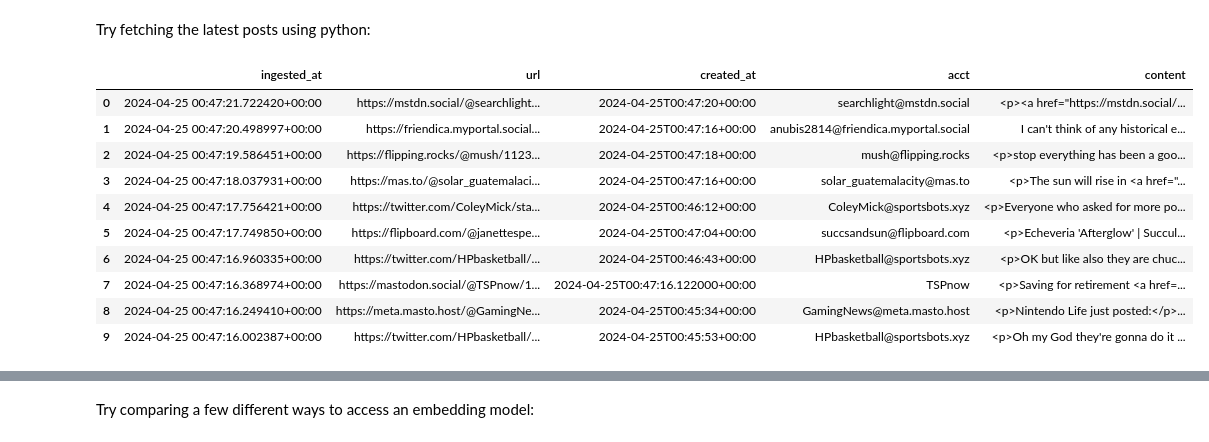
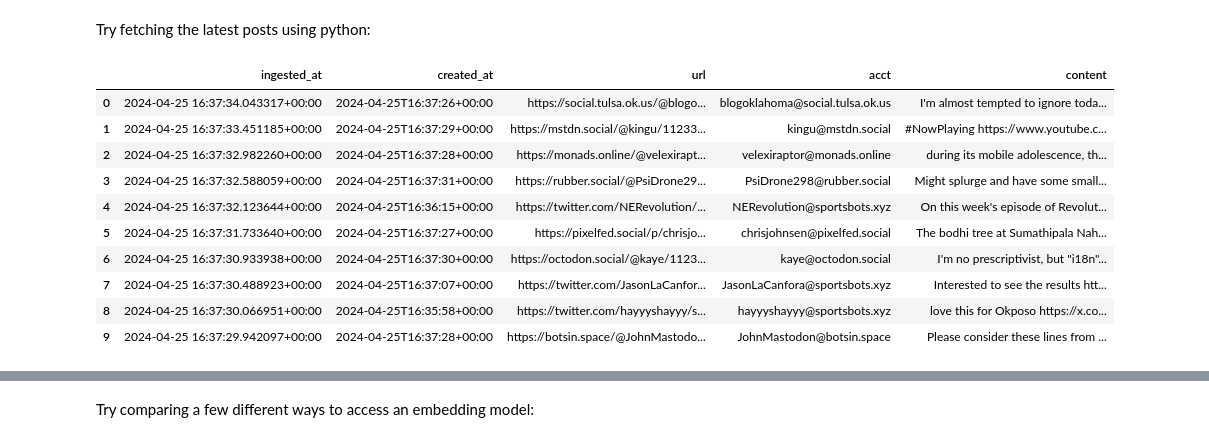
Before and after one commit to lmorchard/pubpulse, a Jupyter notebook: notebook/index.ipynb, the cells around one changed output, grey strips where cells are left out. Drawn from its saved outputs; the diff is of its cells as text; code cells hidden in the pictures.

```diff
--- a/notebook/index.ipynb
+++ b/notebook/index.ipynb
@@ -24,5 +28,8 @@ load_dotenv()
 from mastodon_agent.config import config
 
 config.debug = True
+config.database_url = os.environ["DATABASE_URL"]
 config.embeddings_api_url = 'http://127.0.0.1:8674/predictions/my_model'
-config.database_url = os.environ["DATABASE_URL"]
+config.ml_api_url = 'http://127.0.0.1:8673'
+
+print(config)
@@ -79,40 +86,41 @@ Try fetching the latest posts using python:
 # %%
 from sqlalchemy.sql import text
 
 with engine.connect() as conn:
     stmt = text("""
         SELECT
             ingested_at,
+            status->>'created_at' as created_at,
             url,
-            status->>'created_at' as created_at,
             status->'account'->>'acct' as acct,
             status->>'content' as content
         FROM statuses
         ORDER BY ingested_at DESC
         LIMIT 10;
     """)
     result = conn.execute(stmt)
 
 from collections import namedtuple
 
 Record = namedtuple('Record', result.keys())
 records = [Record(*r) for r in result.fetchall()]
 
 texts = [r.content for r in records if r.content]
 
-pd.DataFrame(records)
+df = pd.DataFrame(records)
+HTML(df.to_html(render_links=True, escape=False))
 # %% [output]
-|  | ingested_at | url | created_at | acct | content |
-| 0 | 2024-04-25 00:47:21.722420+00:00 | https://mstdn.social/@searchlight... | 2024-04-25T00:47:20+00:00 | searchlight@mstdn.social | <p><a href="https://mstdn.social/... |
-| 1 | 2024-04-25 00:47:20.498997+00:00 | https://friendica.myportal.social... | 2024-04-25T00:47:16+00:00 | anubis2814@friendica.myportal.social | I can't think of any historical e... |
-| 2 | 2024-04-25 00:47:19.586451+00:00 | https://flipping.rocks/@mush/1123... | 2024-04-25T00:47:18+00:00 | mush@flipping.rocks | <p>stop everything has been a goo... |
-| 3 | 2024-04-25 00:47:18.037931+00:00 | https://mas.to/@solar_guatemalaci... | 2024-04-25T00:47:16+00:00 | solar_guatemalacity@mas.to | <p>The sun will rise in <a href="... |
-| 4 | 2024-04-25 00:47:17.756421+00:00 | https://twitter.com/ColeyMick/sta... | 2024-04-25T00:46:12+00:00 | ColeyMick@sportsbots.xyz | <p>Everyone who asked for more po... |
-| 5 | 2024-04-25 00:47:17.749850+00:00 | https://flipboard.com/@janettespe... | 2024-04-25T00:47:04+00:00 | succsandsun@flipboard.com | <p>Echeveria 'Afterglow' | Succul... |
-| 6 | 2024-04-25 00:47:16.960335+00:00 | https://twitter.com/HPbasketball/... | 2024-04-25T00:46:43+00:00 | HPbasketball@sportsbots.xyz | <p>OK but like also they are chuc... |
-| 7 | 2024-04-25 00:47:16.368974+00:00 | https://mastodon.social/@TSPnow/1... | 2024-04-25T00:47:16.122000+00:00 | TSPnow | <p>Saving for retirement <a href=... |
-| 8 | 2024-04-25 00:47:16.249410+00:00 | https://meta.masto.host/@GamingNe... | 2024-04-25T00:45:34+00:00 | GamingNews@meta.masto.host | <p>Nintendo Life just posted:</p>... |
-| 9 | 2024-04-25 00:47:16.002387+00:00 | https://twitter.com/HPbasketball/... | 2024-04-25T00:45:53+00:00 | HPbasketball@sportsbots.xyz | <p>Oh my God they're gonna do it ... |
+|  | ingested_at | created_at | url | acct | content |
+| 0 | 2024-04-25 16:37:34.043317+00:00 | 2024-04-25T16:37:26+00:00 | https://social.tulsa.ok.us/@blogo... | blogoklahoma@social.tulsa.ok.us | I'm almost tempted to ignore toda... |
+| 1 | 2024-04-25 16:37:33.451185+00:00 | 2024-04-25T16:37:29+00:00 | https://mstdn.social/@kingu/11233... | kingu@mstdn.social | #NowPlaying https://www.youtube.c... |
+| 2 | 2024-04-25 16:37:32.982260+00:00 | 2024-04-25T16:37:28+00:00 | https://monads.online/@velexirapt... | velexiraptor@monads.online | during its mobile adolescence, th... |
+| 3 | 2024-04-25 16:37:32.588059+00:00 | 2024-04-25T16:37:31+00:00 | https://rubber.social/@PsiDrone29... | PsiDrone298@rubber.social | Might splurge and have some small... |
+| 4 | 2024-04-25 16:37:32.123644+00:00 | 2024-04-25T16:36:15+00:00 | https://twitter.com/NERevolution/... | NERevolution@sportsbots.xyz | On this week's episode of Revolut... |
+| 5 | 2024-04-25 16:37:31.733640+00:00 | 2024-04-25T16:37:27+00:00 | https://pixelfed.social/p/chrisjo... | chrisjohnsen@pixelfed.social | The bodhi tree at Sumathipala Nah... |
+| 6 | 2024-04-25 16:37:30.933938+00:00 | 2024-04-25T16:37:30+00:00 | https://octodon.social/@kaye/1123... | kaye@octodon.social | I'm no prescriptivist, but "i18n"... |
+| 7 | 2024-04-25 16:37:30.488923+00:00 | 2024-04-25T16:37:07+00:00 | https://twitter.com/JasonLaCanfor... | JasonLaCanfora@sportsbots.xyz | Interested to see the results htt... |
+| 8 | 2024-04-25 16:37:30.066951+00:00 | 2024-04-25T16:35:58+00:00 | https://twitter.com/hayyyshayyy/s... | hayyyshayyy@sportsbots.xyz | love this for Okposo https://x.co... |
+| 9 | 2024-04-25 16:37:29.942097+00:00 | 2024-04-25T16:37:28+00:00 | https://botsin.space/@JohnMastodo... | JohnMastodon@botsin.space | Please consider these lines from ... |
 # %%
 import os
 import psycopg2
```
Also changed, not shown: parts of 16 cells of this notebook, 13 other files.
